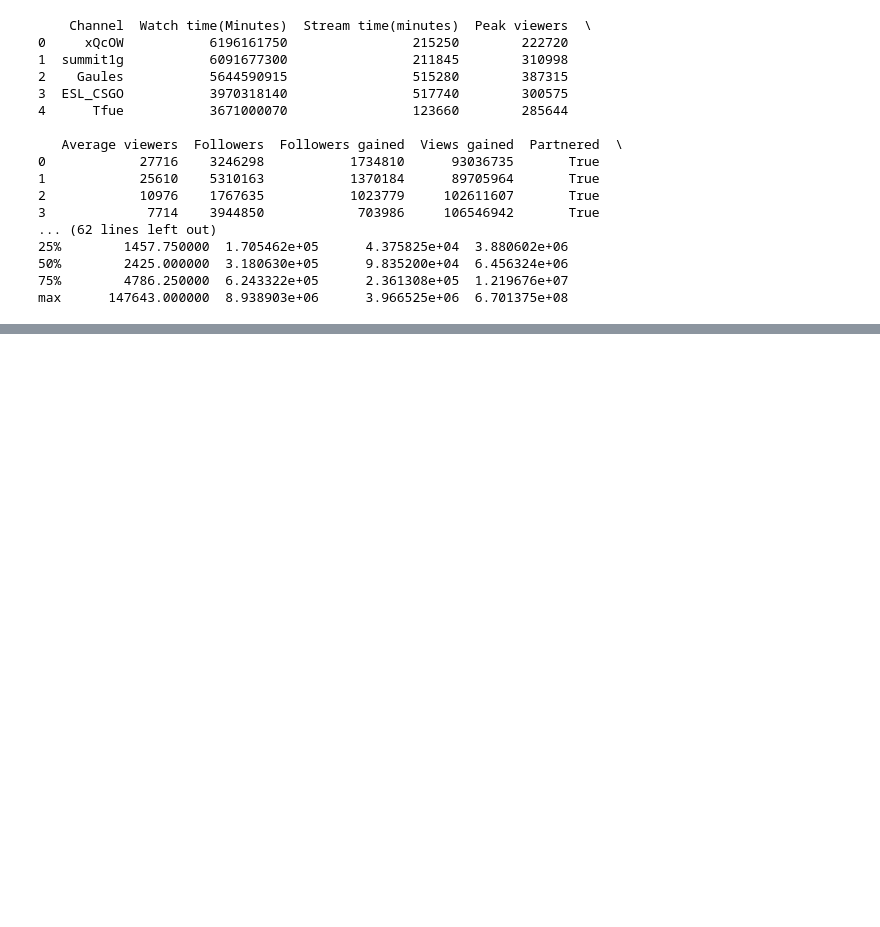
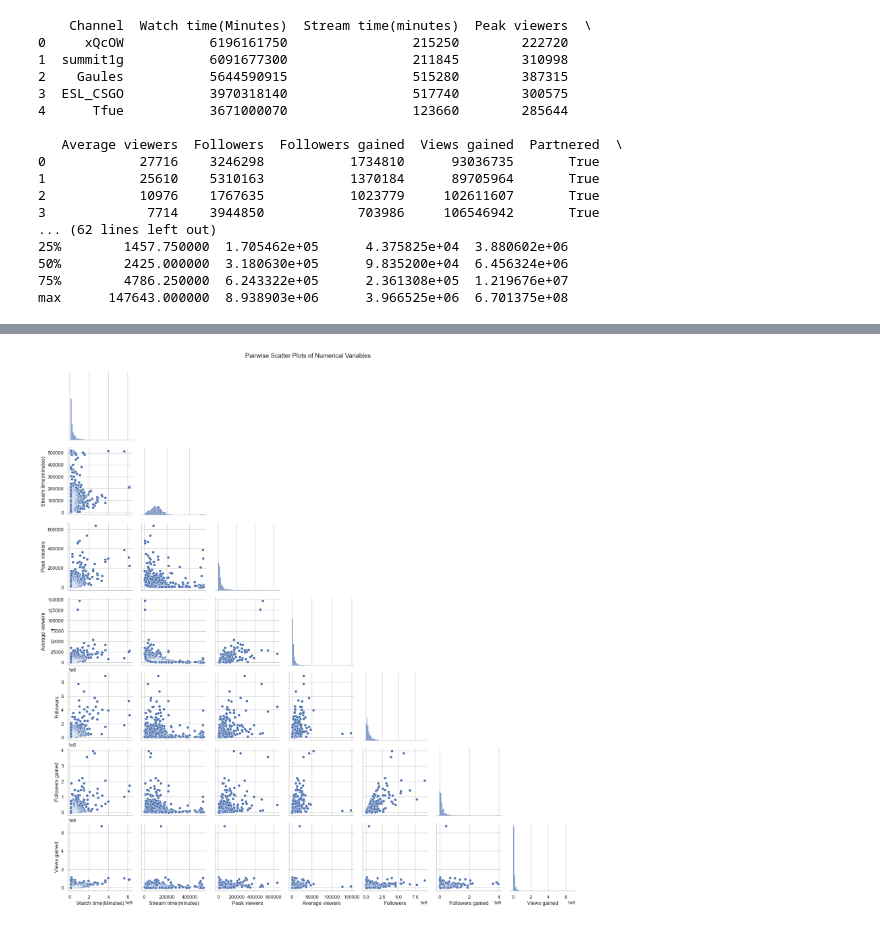
Before and after one commit to datasheng/CSC460-Azim-Rahat-HW, a Jupyter notebook: HW4/eda.ipynb, the cells around one changed output, grey strips where cells are left out. Saved outputs shown, nothing was run; the diff lists cells and outputs as text; code cells hidden in the pictures; blank space fills up the shorter version.

```diff
--- a/HW4/eda.ipynb
+++ b/HW4/eda.ipynb
@@ -102,0 +134,7 @@ _IncompleteInputError: incomplete input (282285168.py, line 7)
+# %%
+# plot pair wise relationship
+sns.pairplot(df[numerical_cols], corner=True)
+plt.suptitle('Pairwise Scatter Plots of Numerical Variables', y=1.02)
+plt.show()
+# %% [output]
+[figure, added]
```
Also changed, not shown: parts of 8 cells of this notebook.
